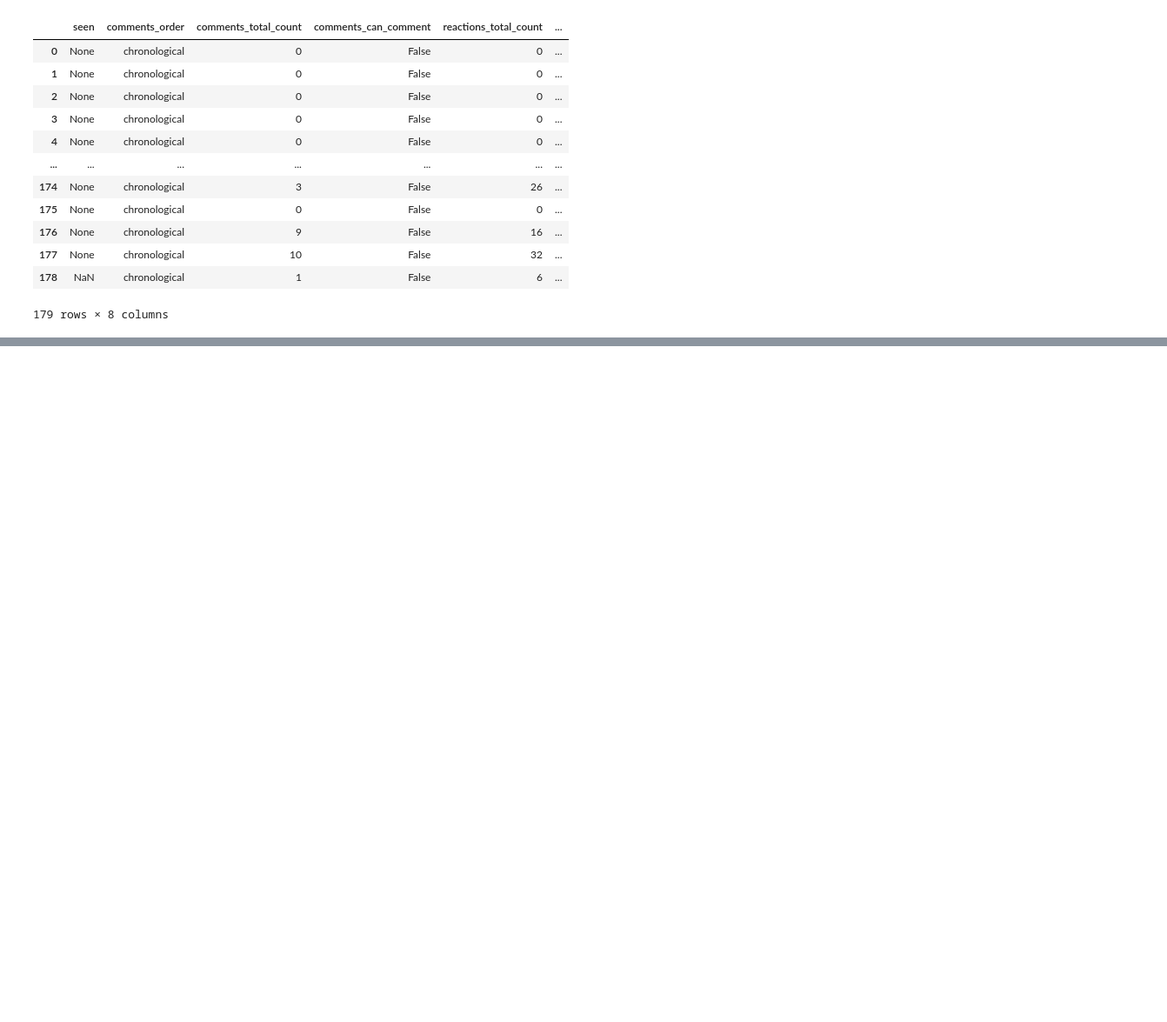
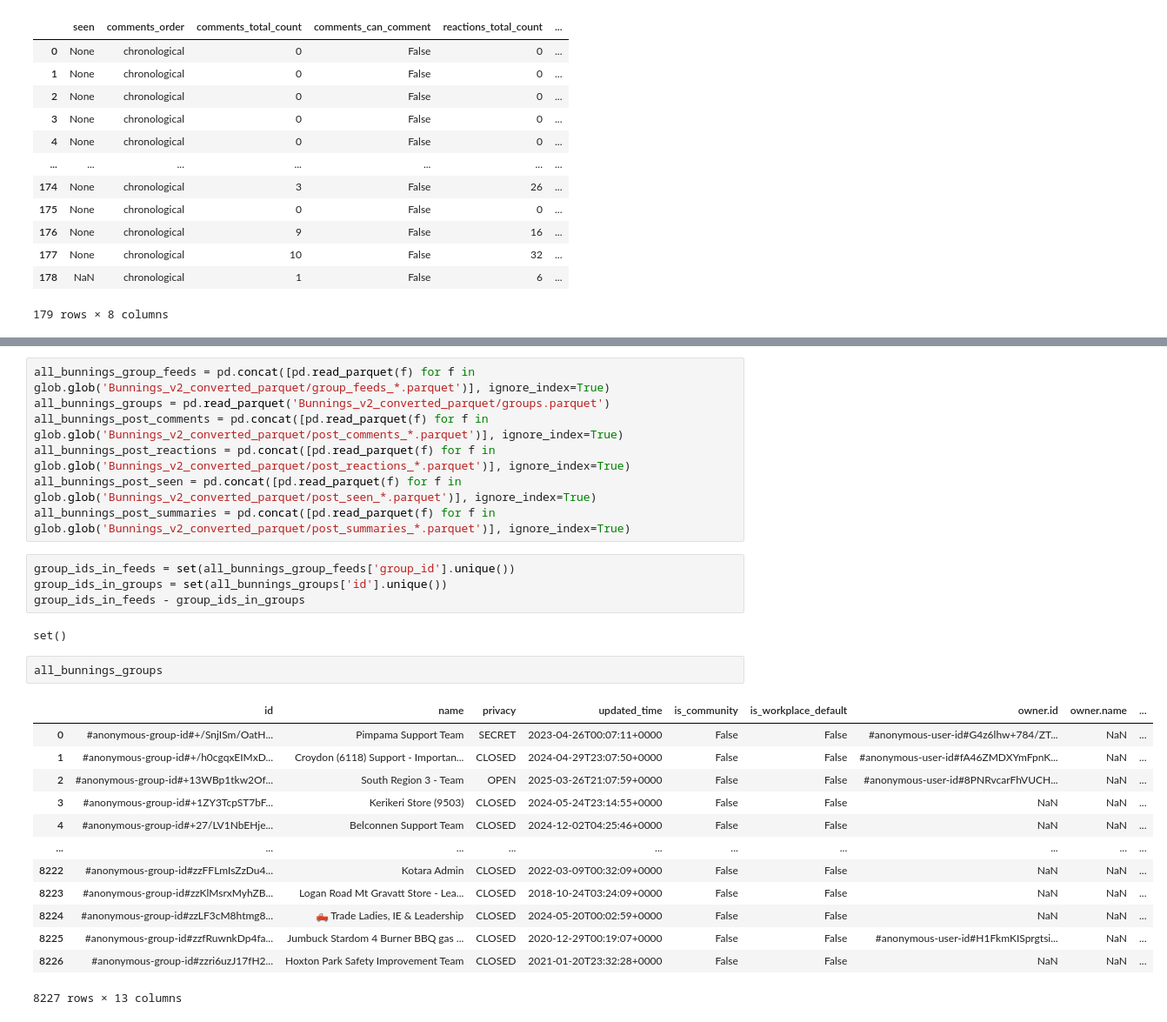
Before and after one commit to djmking-tai/workplace_converter, a Jupyter notebook: dev_api_notebook.ipynb, the cells around one changed output, grey strips where cells are left out. Shown at 87% size. Cells and saved outputs as stored; diff of their text form; blank space fills up the shorter version.

```diff
--- a/dev_api_notebook.ipynb
+++ b/dev_api_notebook.ipynb
@@ -1746,0 +1599,29 @@ post_summaries_df
+# %%
+all_bunnings_group_feeds = pd.concat([pd.read_parquet(f) for f in glob.glob('Bunnings_v2_converted_parquet/group_feeds_*.parquet')], ignore_index=True)
+all_bunnings_groups = pd.read_parquet('Bunnings_v2_converted_parquet/groups.parquet')
+all_bunnings_post_comments = pd.concat([pd.read_parquet(f) for f in glob.glob('Bunnings_v2_converted_parquet/post_comments_*.parquet')], ignore_index=True)
+all_bunnings_post_reactions = pd.concat([pd.read_parquet(f) for f in glob.glob('Bunnings_v2_converted_parquet/post_reactions_*.parquet')], ignore_index=True)
+all_bunnings_post_seen = pd.concat([pd.read_parquet(f) for f in glob.glob('Bunnings_v2_converted_parquet/post_seen_*.parquet')], ignore_index=True)
+all_bunnings_post_summaries = pd.concat([pd.read_parquet(f) for f in glob.glob('Bunnings_v2_converted_parquet/post_summaries_*.parquet')], ignore_index=True)
+# %%
+group_ids_in_feeds = set(all_bunnings_group_feeds['group_id'].unique())
+group_ids_in_groups = set(all_bunnings_groups['id'].unique())
+group_ids_in_feeds - group_ids_in_groups
+# %% [output]
+set()
+# %%
+all_bunnings_groups
+# %% [output]
+|  | id | name | privacy | updated_time | is_community | is_workplace_default | owner.id | owner.name | ... |
+| 0 | #anonymous-group-id#+/SnjISm/OatH... | Pimpama Support Team | SECRET | 2023-04-26T00:07:11+0000 | False | False | #anonymous-user-id#G4z6lhw+784/ZT... | NaN | ... |
+| 1 | #anonymous-group-id#+/h0cgqxEIMxD... | Croydon (6118) Support - Importan... | CLOSED | 2024-04-29T23:07:50+0000 | False | False | #anonymous-user-id#fA46ZMDXYmFpnK... | NaN | ... |
+| 2 | #anonymous-group-id#+13WBp1tkw2Of... | South Region 3 - Team | OPEN | 2025-03-26T21:07:59+0000 | False | False | #anonymous-user-id#8PNRvcarFhVUCH... | NaN | ... |
+| 3 | #anonymous-group-id#+1ZY3TcpST7bF... | Kerikeri Store (9503) | CLOSED | 2024-05-24T23:14:55+0000 | False | False | NaN | NaN | ... |
+| 4 | #anonymous-group-id#+27/LV1NbEHje... | Belconnen Support Team | CLOSED | 2024-12-02T04:25:46+0000 | False | False | NaN | NaN | ... |
+| ... | ... | ... | ... | ... | ... | ... | ... | ... | ... |
+| 8222 | #anonymous-group-id#zzFFLmIsZzDu4... | Kotara Admin | CLOSED | 2022-03-09T00:32:09+0000 | False | False | NaN | NaN | ... |
+| 8223 | #anonymous-group-id#zzKlMsrxMyhZB... | Logan Road Mt Gravatt Store - Lea... | CLOSED | 2018-10-24T03:24:09+0000 | False | False | NaN | NaN | ... |
+| 8224 | #anonymous-group-id#zzLF3cM8htmg8... | 🛻 Trade Ladies, IE & Leadership | CLOSED | 2024-05-20T00:02:59+0000 | False | False | NaN | NaN | ... |
+| 8225 | #anonymous-group-id#zzfRuwnkDp4fa... | Jumbuck Stardom 4 Burner BBQ gas ... | CLOSED | 2020-12-29T00:19:07+0000 | False | False | #anonymous-user-id#H1FkmKISprgtsi... | NaN | ... |
+| 8226 | #anonymous-group-id#zzri6uzJ17fH2... | Hoxton Park Safety Improvement Team | CLOSED | 2021-01-20T23:32:28+0000 | False | False | NaN | NaN | ... |
+8227 rows × 13 columns
```
Also changed, not shown: parts of 21 cells of this notebook, 5 other files.
